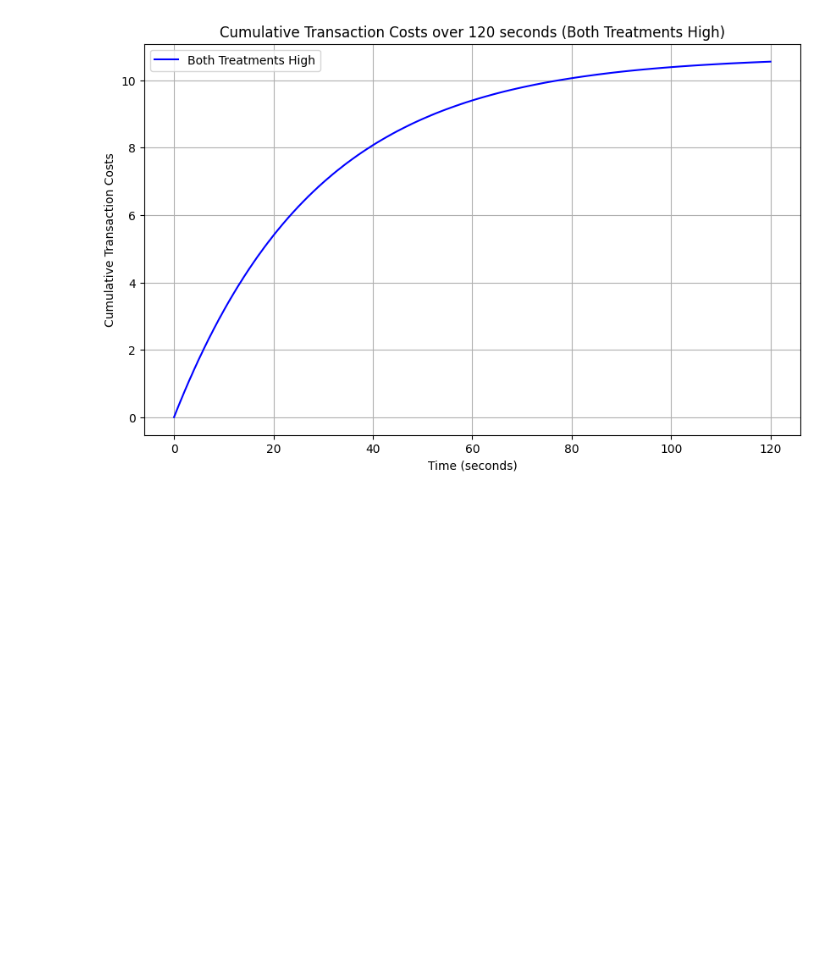
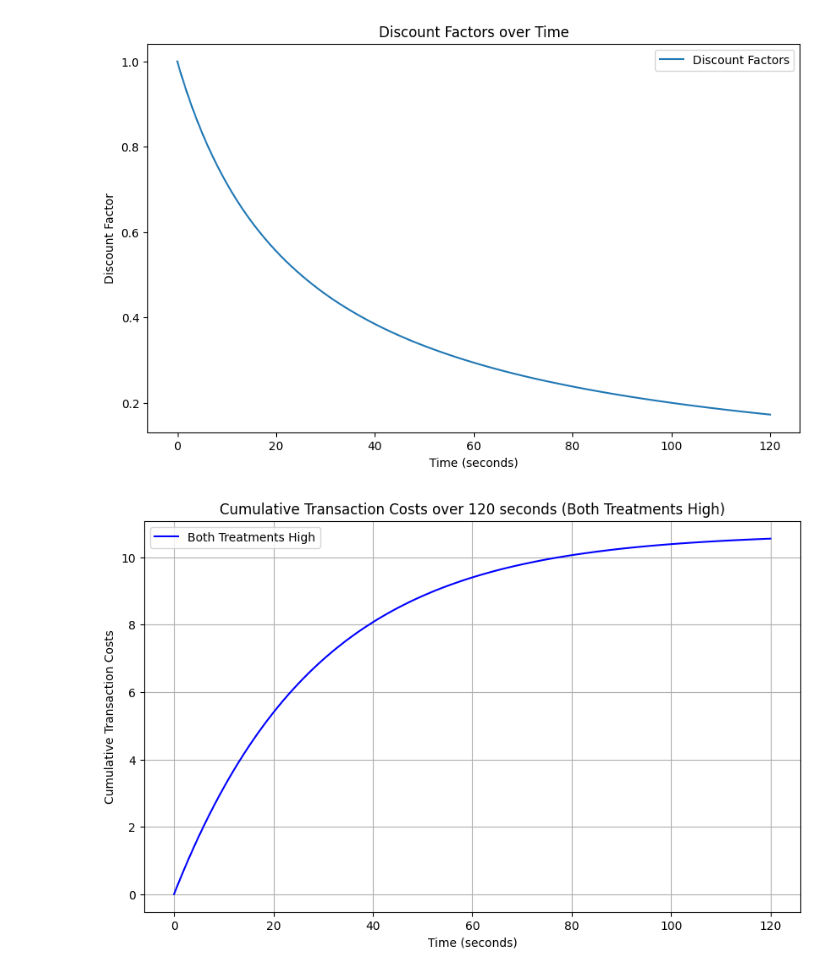
Before and after one commit to NicolasRoever/bargaining_experiment, a Jupyter notebook: sandbox.ipynb, the cells around one changed output. Saved outputs shown, nothing was run; the diff lists cells and outputs as text; code cells hidden in the pictures; blank space fills up the shorter version.

```diff
--- a/sandbox.ipynb
+++ b/sandbox.ipynb
@@ -6,3 +25,15 @@ import numpy as np
+# %%
+# Plot the discount factors for t = 0 to 120
+discount_factors = calculate_discount_factors(delay_treatment_high=True, total_bargaining_time=120)
+plt.figure(figsize=(10, 6))
+plt.plot(discount_factors, label='Discount Factors')
+plt.xlabel('Time (seconds)')
+plt.ylabel('Discount Factor')
+plt.title('Discount Factors over Time')
+plt.legend()
+plt.show()
+# %% [output]
+[figure, added]
 # %%
 def cumulative_transaction_cost_function(time: float, cost_factor: float, decay_factor: float) -> float:
     """This function spells out the cumulative transaction cost function dependent on time"""
```
Also changed, not shown: parts of 1 cell of this notebook, 6 other files.
